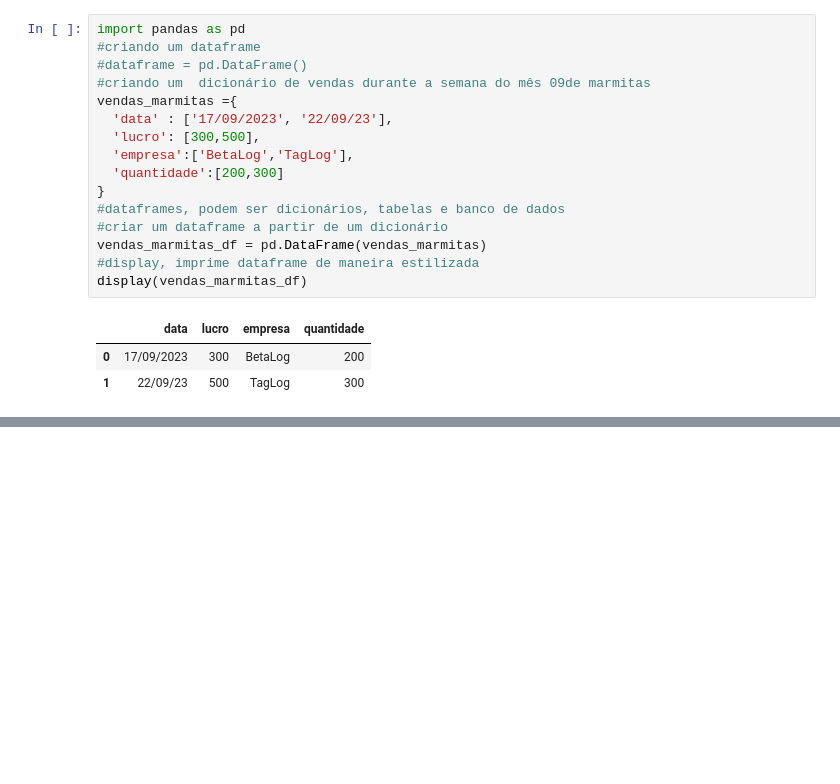
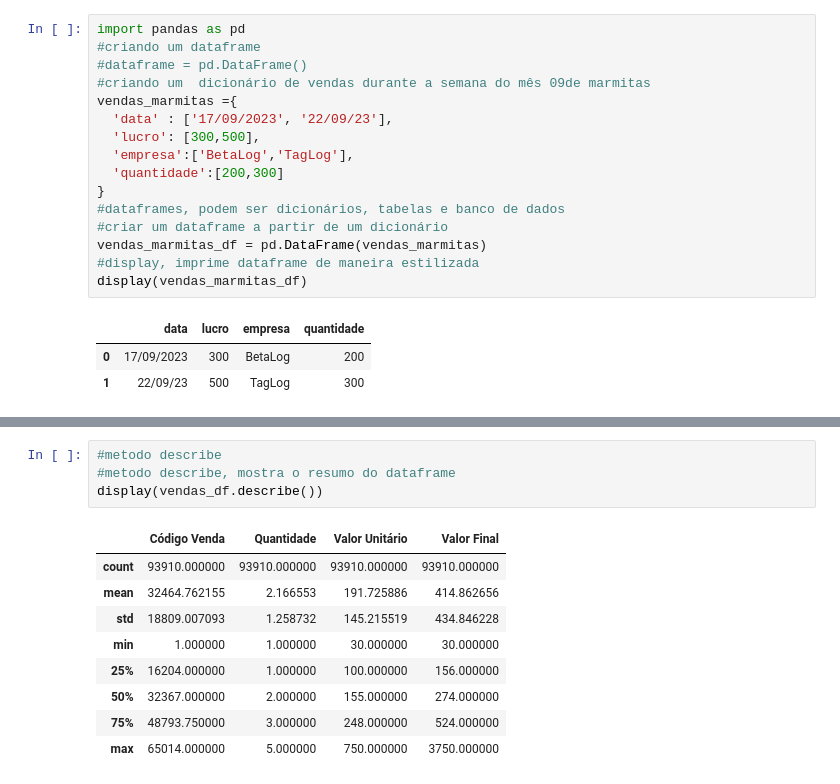
Before and after one commit to jeniferGoncalvesDaSilvaDev/pandas-python, a Jupyter notebook: pandas-learning.ipynb, the cells around one changed output, grey strips where cells are left out. Drawn from its saved outputs; the diff is of its cells as text; blank space fills up the shorter version.

```diff
--- a/pandas-learning.ipynb
+++ b/pandas-learning.ipynb
@@ -22,0 +63,14 @@ display(vendas_marmitas_df)
+# %%
+#metodo describe
+#metodo describe, mostra o resumo do dataframe
+display(vendas_df.describe())
+# %% [output]
+|  | Código Venda | Quantidade | Valor Unitário | Valor Final |
+| count | 93910.000000 | 93910.000000 | 93910.000000 | 93910.000000 |
+| mean | 32464.762155 | 2.166553 | 191.725886 | 414.862656 |
+| std | 18809.007093 | 1.258732 | 145.215519 | 434.846228 |
+| min | 1.000000 | 1.000000 | 30.000000 | 30.000000 |
+| 25% | 16204.000000 | 1.000000 | 100.000000 | 156.000000 |
+| 50% | 32367.000000 | 2.000000 | 155.000000 | 274.000000 |
+| 75% | 48793.750000 | 3.000000 | 248.000000 | 524.000000 |
+| max | 65014.000000 | 5.000000 | 750.000000 | 3750.000000 |
```
Also changed, not shown: parts of 3 cells of this notebook.
